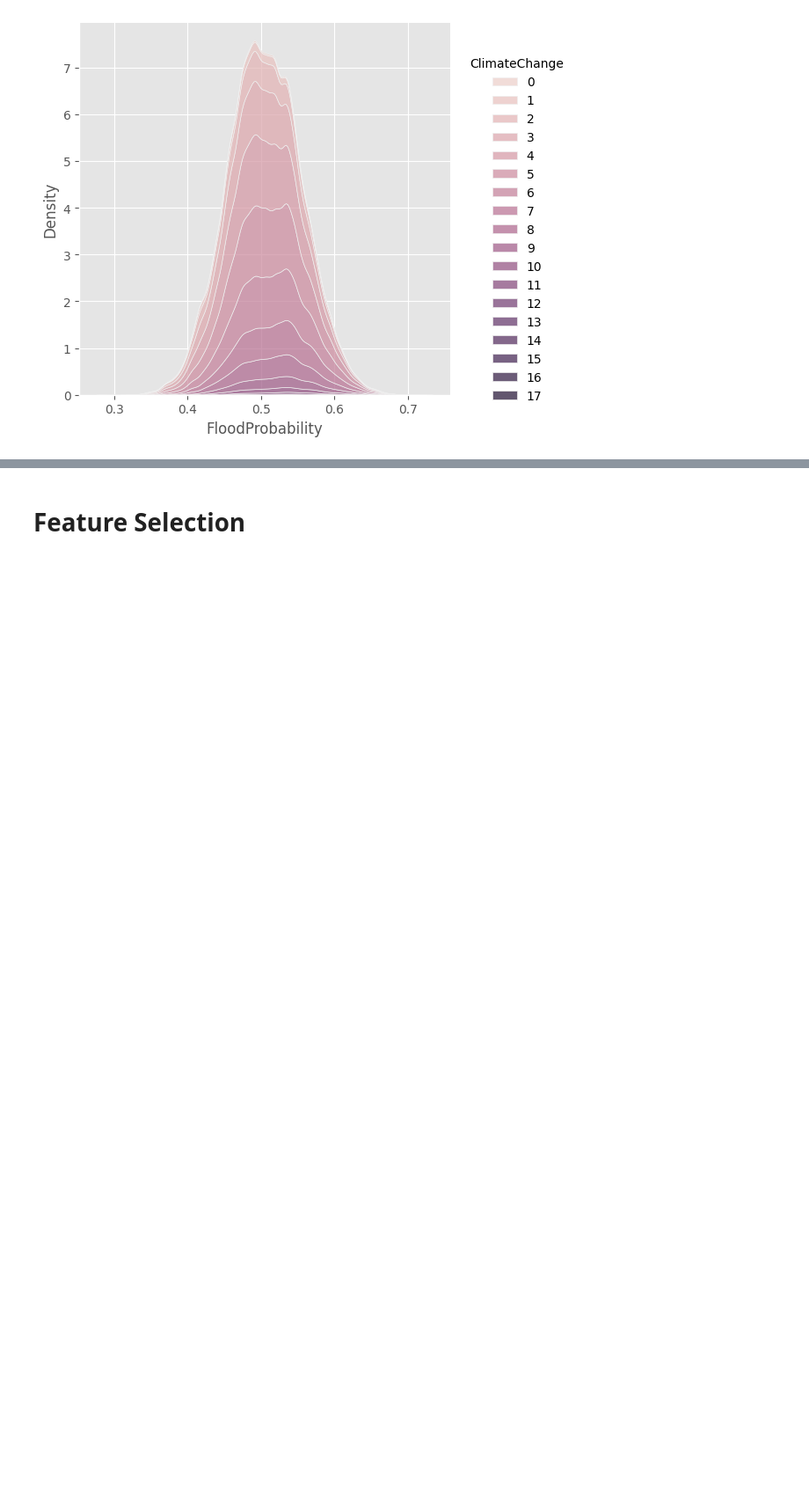
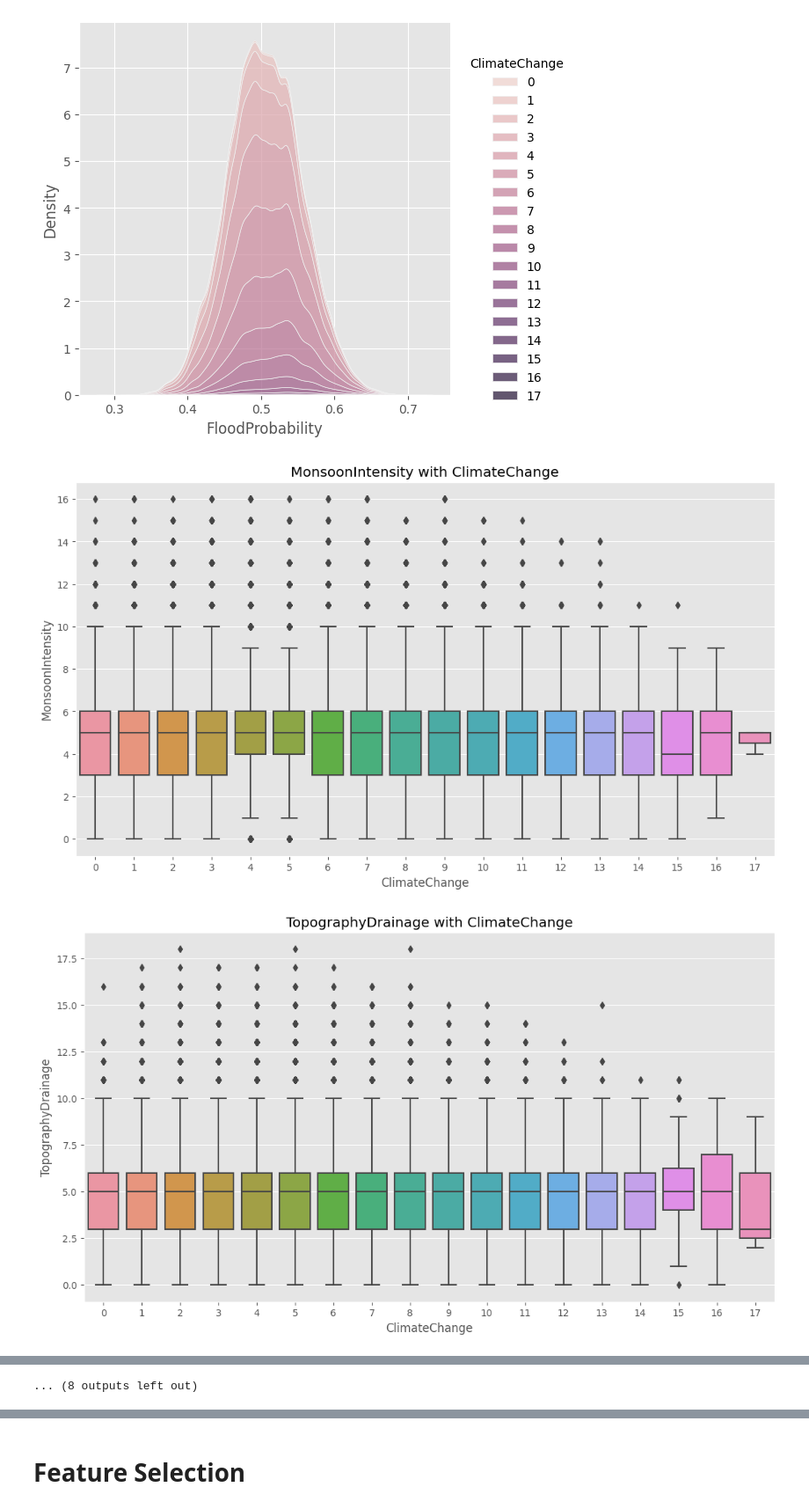
Before and after one commit to NazninNaharSr/DataScience, a Jupyter notebook: Flood_Prediction.ipynb, the cells around one changed output, grey strips where cells are left out. Shown at 88% size. Cells and saved outputs as stored; diff of their text form; code cells hidden in the pictures; blank space fills up the shorter version.

```diff
--- a/Flood_Prediction.ipynb
+++ b/Flood_Prediction.ipynb
@@ -246,3 +191,15 @@ sns.displot(train_data, x="FloodProbability", hue="ClimateChange", kind="kde", m
 # %% [output]
 <seaborn.axisgrid.FacetGrid at 0x...>
 [figure]
+# %%
+#Boxplot
+plt.style.use('ggplot')
+for i in col:
+    if i != 'ClimateChange':
+        plt.figure(figsize=(13, 7))
+        plt.title(f"{i} with ClimateChange")
+        sns.boxplot(x=train_data.ClimateChange, y=train_data[i])
+        plt.show()
+# %% [output]
+[figure, added]
+[figure, added]
@@ -249,3 +216,4 @@ sns.displot(train_data, x="FloodProbability", hue="ClimateChange", kind="kde", m
+... (8 outputs left out)
 # %%
 #Corralation
 plt.figure(figsize=(21, 19))
```
Also changed, not shown: parts of 13 cells of this notebook.
